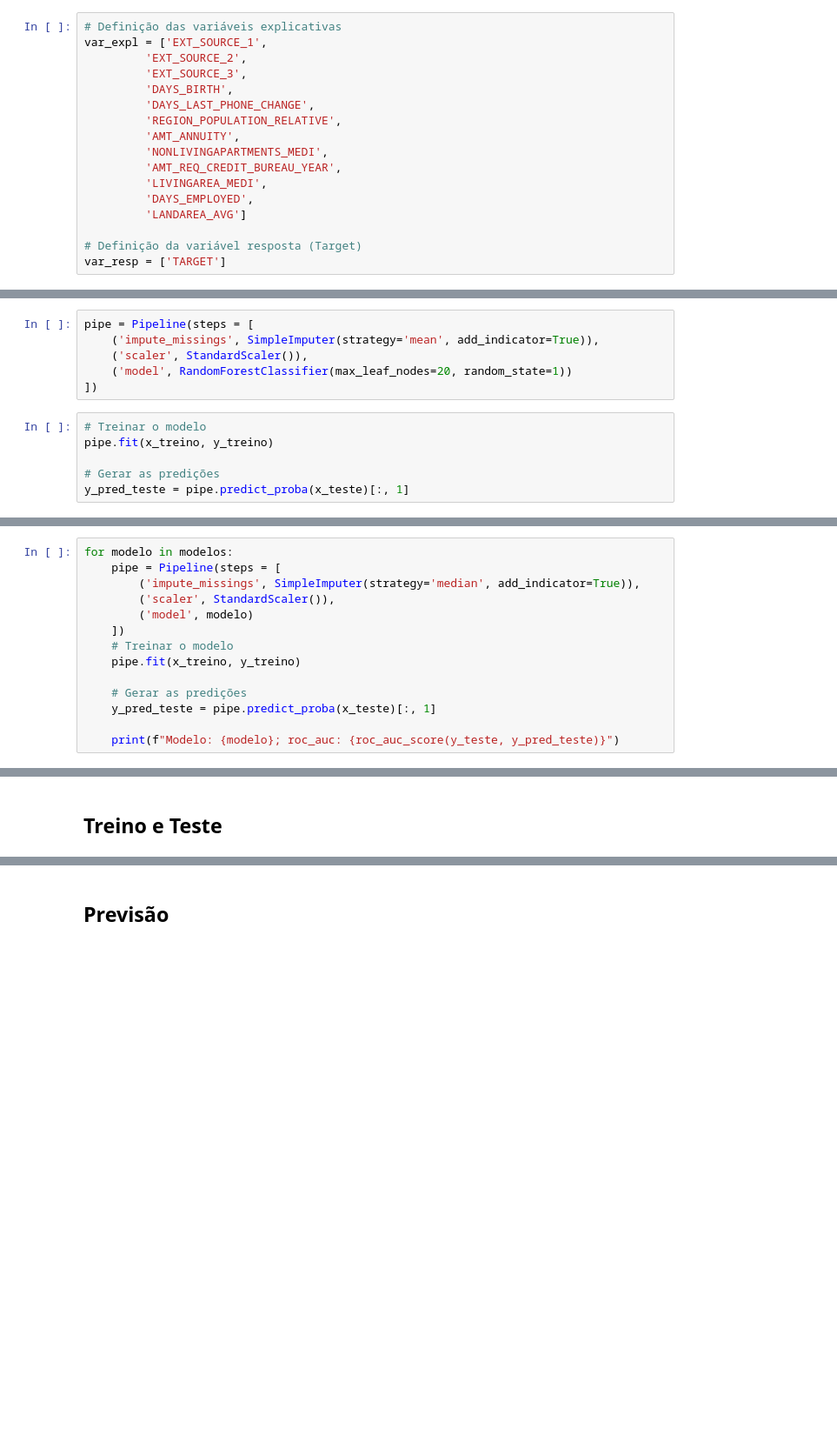
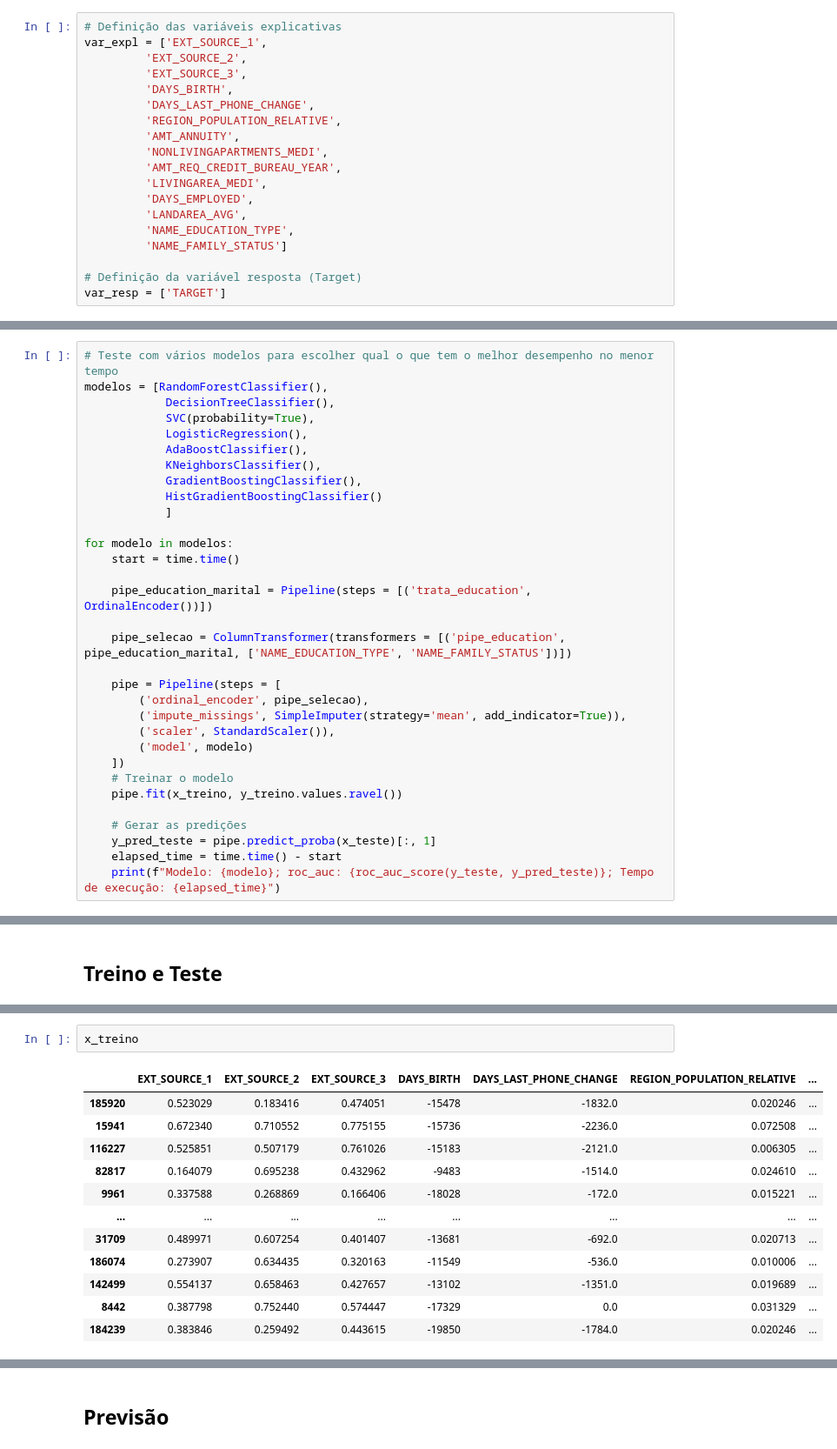
Before and after one commit to marciohssilveira/lets-code, a Jupyter notebook: projeto/investigacao.ipynb, the cells around one changed output, grey strips where cells are left out. Shown: that part at 87% size. Drawn from its saved outputs; the diff is of its cells as text; blank space fills up the shorter version.

Commit message:
add trata_education

```diff
--- a/projeto/investigacao.ipynb
+++ b/projeto/investigacao.ipynb
@@ -209,7 +216,9 @@ var_expl = ['EXT_SOURCE_1',
          'AMT_REQ_CREDIT_BUREAU_YEAR',
          'LIVINGAREA_MEDI',
          'DAYS_EMPLOYED',
-         'LANDAREA_AVG']
+         'LANDAREA_AVG',
+         'NAME_EDUCATION_TYPE',
+         'NAME_FAMILY_STATUS']
 
 # Definição da variável resposta (Target)
 var_resp = ['TARGET']
@@ -252,15 +251,3 @@ print(x_treino.shape, x_teste.shape, y_treino.shape, y_teste.shape)
 # %% [markdown]
 # Seleção de modelo pela ROC-AUC
 ## Lembrar de fazer otimização de hiperparâmetros
-# %%
-pipe = Pipeline(steps = [
-    ('impute_missings', SimpleImputer(strategy='mean', add_indicator=True)),
-    ('scaler', StandardScaler()),
-    ('model', RandomForestClassifier(max_leaf_nodes=20, random_state=1))
-])
-# %%
-# Treinar o modelo
-pipe.fit(x_treino, y_treino)
-
-# Gerar as predições
-y_pred_teste = pipe.predict_proba(x_teste)[:, 1]
@@ -276,15 +254,33 @@ modelos = [RandomForestClassifier(),
 # %%
+# Teste com vários modelos para escolher qual o que tem o melhor desempenho no menor tempo
+modelos = [RandomForestClassifier(),
+            DecisionTreeClassifier(),
+            SVC(probability=True),
+            LogisticRegression(),
+            AdaBoostClassifier(),
+            KNeighborsClassifier(),
+            GradientBoostingClassifier(),
+            HistGradientBoostingClassifier()
+            ]
+
 for modelo in modelos:
+    start = time.time()
+
+    pipe_education_marital = Pipeline(steps = [('trata_education', OrdinalEncoder())])
+
+    pipe_selecao = ColumnTransformer(transformers = [('pipe_education', pipe_education_marital, ['NAME_EDUCATION_TYPE', 'NAME_FAMILY_STATUS'])])
+
     pipe = Pipeline(steps = [
-        ('impute_missings', SimpleImputer(strategy='median', add_indicator=True)),
+        ('ordinal_encoder', pipe_selecao),
+        ('impute_missings', SimpleImputer(strategy='mean', add_indicator=True)),
         ('scaler', StandardScaler()),
         ('model', modelo)
     ])
     # Treinar o modelo
-    pipe.fit(x_treino, y_treino)
+    pipe.fit(x_treino, y_treino.values.ravel())
 
     # Gerar as predições
     y_pred_teste = pipe.predict_proba(x_teste)[:, 1]
-
-    print(f"Modelo: {modelo}; roc_auc: {roc_auc_score(y_teste, y_pred_teste)}")
+    elapsed_time = time.time() - start
+    print(f"Modelo: {modelo}; roc_auc: {roc_auc_score(y_teste, y_pred_teste)}; Tempo de execução: {elapsed_time}")
 # %% [output]
@@ -296,0 +304,15 @@ Modelo: SVC(probability=True); roc_auc: 0.6392586791960324
+# %%
+x_treino
+# %% [output]
+|  | EXT_SOURCE_1 | EXT_SOURCE_2 | EXT_SOURCE_3 | DAYS_BIRTH | DAYS_LAST_PHONE_CHANGE | REGION_POPULATION_RELATIVE | ... |
+| 185920 | 0.523029 | 0.183416 | 0.474051 | -15478 | -1832.0 | 0.020246 | ... |
+| 15941 | 0.672340 | 0.710552 | 0.775155 | -15736 | -2236.0 | 0.072508 | ... |
+| 116227 | 0.525851 | 0.507179 | 0.761026 | -15183 | -2121.0 | 0.006305 | ... |
+| 82817 | 0.164079 | 0.695238 | 0.432962 | -9483 | -1514.0 | 0.024610 | ... |
+| 9961 | 0.337588 | 0.268869 | 0.166406 | -18028 | -172.0 | 0.015221 | ... |
+| ... | ... | ... | ... | ... | ... | ... | ... |
+| 31709 | 0.489971 | 0.607254 | 0.401407 | -13681 | -692.0 | 0.020713 | ... |
+| 186074 | 0.273907 | 0.634435 | 0.320163 | -11549 | -536.0 | 0.010006 | ... |
+| 142499 | 0.554137 | 0.658463 | 0.427657 | -13102 | -1351.0 | 0.019689 | ... |
+| 8442 | 0.387798 | 0.752440 | 0.574447 | -17329 | 0.0 | 0.031329 | ... |
+| 184239 | 0.383846 | 0.259492 | 0.443615 | -19850 | -1784.0 | 0.020246 | ... |
```
Also changed, not shown: parts of 17 cells of this notebook.
